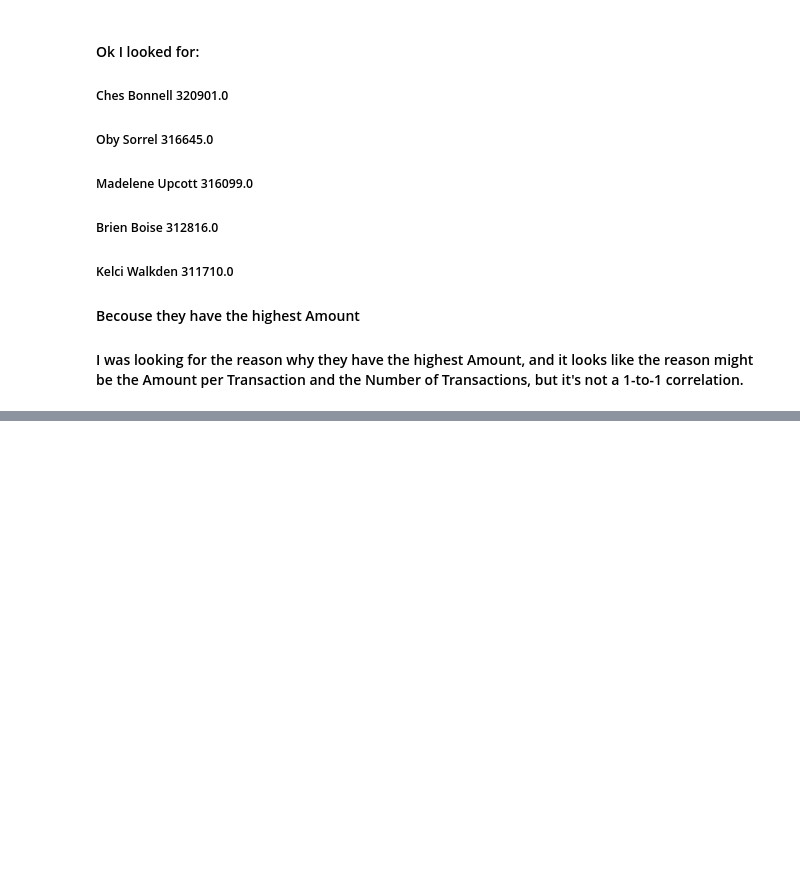
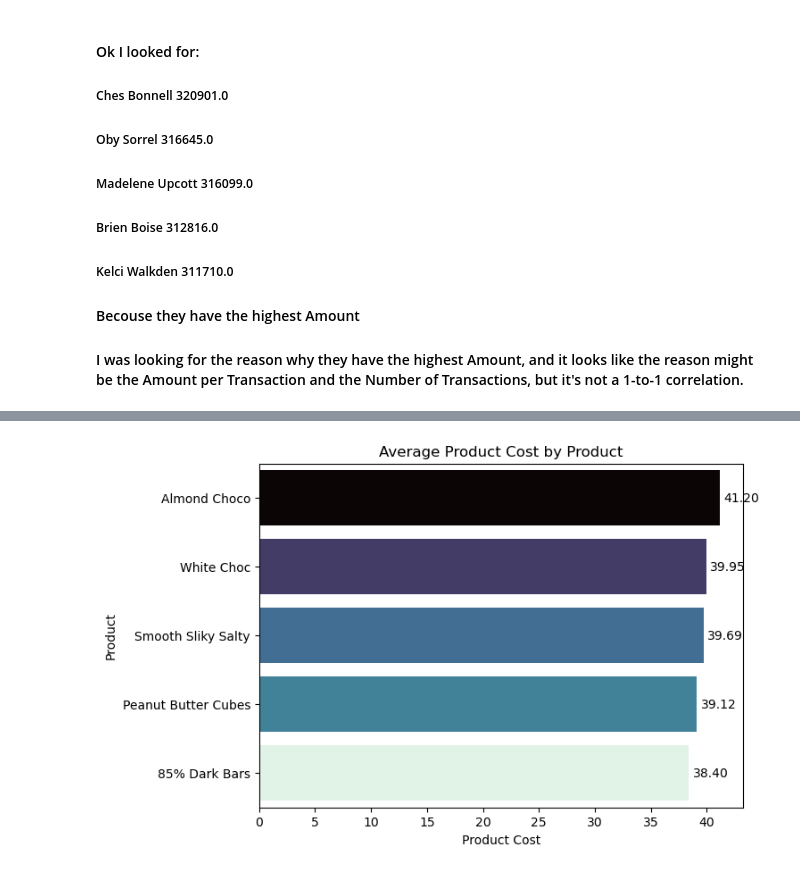
Before and after one commit to GrabarzVIII/chocolate_sales_data_analysis, a Jupyter notebook: chocolate_sales_data_analysis.ipynb, the cells around one changed output, grey strips where cells are left out. Drawn from its saved outputs; the diff is of its cells as text; code cells hidden in the pictures; blank space fills up the shorter version.

Commit message:
found the most expensive product

```diff
--- a/chocolate_sales_data_analysis.ipynb
+++ b/chocolate_sales_data_analysis.ipynb
@@ -308,6 +308,7 @@ amount_per_transaction_spdf.
 # %%
 amount_per_transaction_spdf['Amount_per_transaction'] = amount_per_transaction_spdf['Amount']/amount_per_transaction_spdf['Number of transaction']
 amount_per_transaction_spdf.sort_values(by='Amount_per_transaction',ascending=False,axis=0,inplace=True)
+amount_per_transaction_spdf.index = amount_per_transaction_spdf.index.astype(str)
 amount_per_transaction_spdf.head()
 # %% [output]
 |  | Amount | Number of transaction | Amount_per_transaction |
@@ -373,0 +377,3 @@ plt.show()
+# %%
+product_avrage_cost_df = chocolate_df.groupby(by = 'Product',observed=True)[['Amount','Boxes Shipped']].sum()
+product_avrage_cost_df.head()
@@ -373,0 +388,5 @@ plt.show()
+# %%
+product_avrage_cost_df['Product_cost'] = product_avrage_cost_df['Amount']/product_avrage_cost_df['Boxes Shipped']
+product_avrage_cost_df.sort_values(by='Product_cost', ascending=False, inplace=True)
+product_avrage_cost_df.index = product_avrage_cost_df.index.astype(str)
+product_avrage_cost_df.head()
@@ -373,0 +401,26 @@ plt.show()
+# %%
+top5_products = product_avrage_cost_df.head()
+
+norm = (product_avrage_cost_df.head()['Product_cost'] - product_avrage_cost_df.head()['Product_cost'].min())/(product_avrage_cost_df.head()['Product_cost'].max() - product_avrage_cost_df.head()['Product_cost'].min())
+
+reverse_mako = list(sns.color_palette("mako", as_cmap=True)(norm))
+
+fig, ax = plt.subplots(figsize=(7, 5))
+bars = sns.barplot(
+    x=product_avrage_cost_df.head()['Product_cost'],
+    y=product_avrage_cost_df.head().index,
+    hue= product_avrage_cost_df.head()['Product_cost'],
+    palette=reverse_mako,
+    legend=False
+)
+
+plt.title('Average Product Cost by Product')
+plt.xlabel('Product Cost')
+plt.ylabel('Product')
+
+for c in bars.containers:
+    ax.bar_label(c, fmt='%.2f', padding=3)
+
+plt.show()
+# %% [output]
+[figure, added]
```
Also changed, not shown: parts of 5 cells of this notebook.
